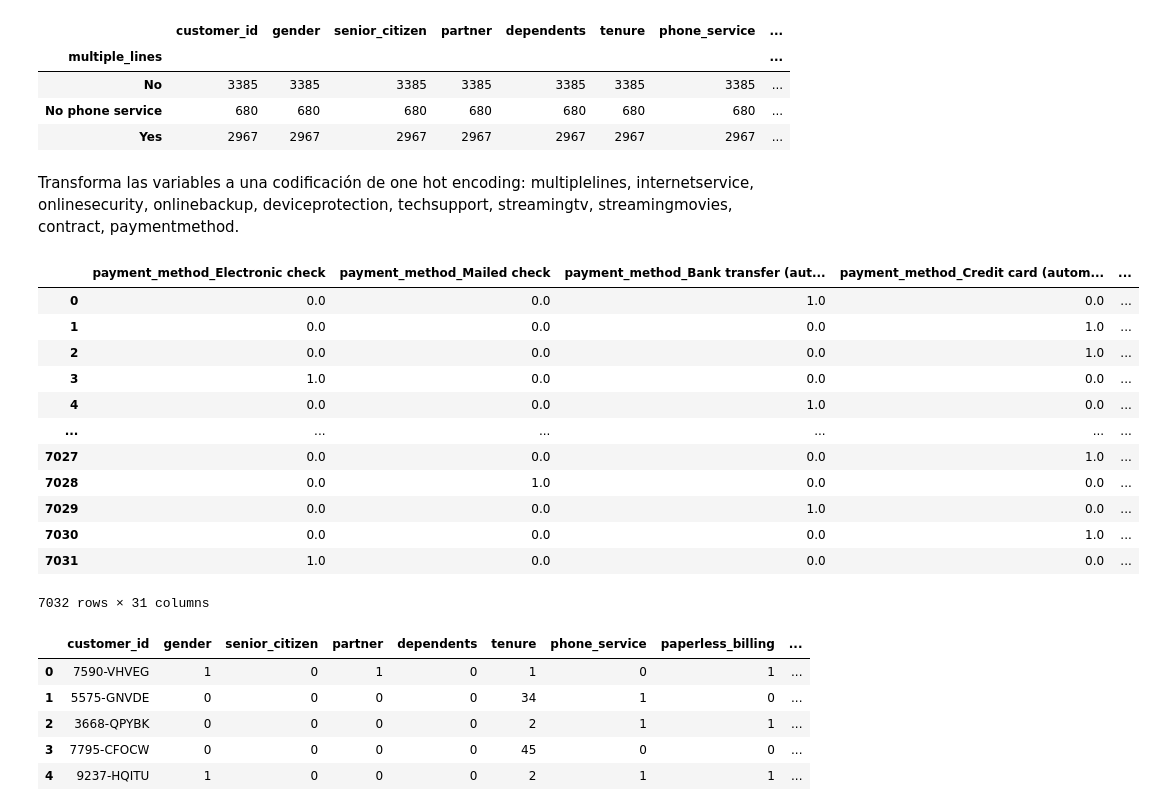
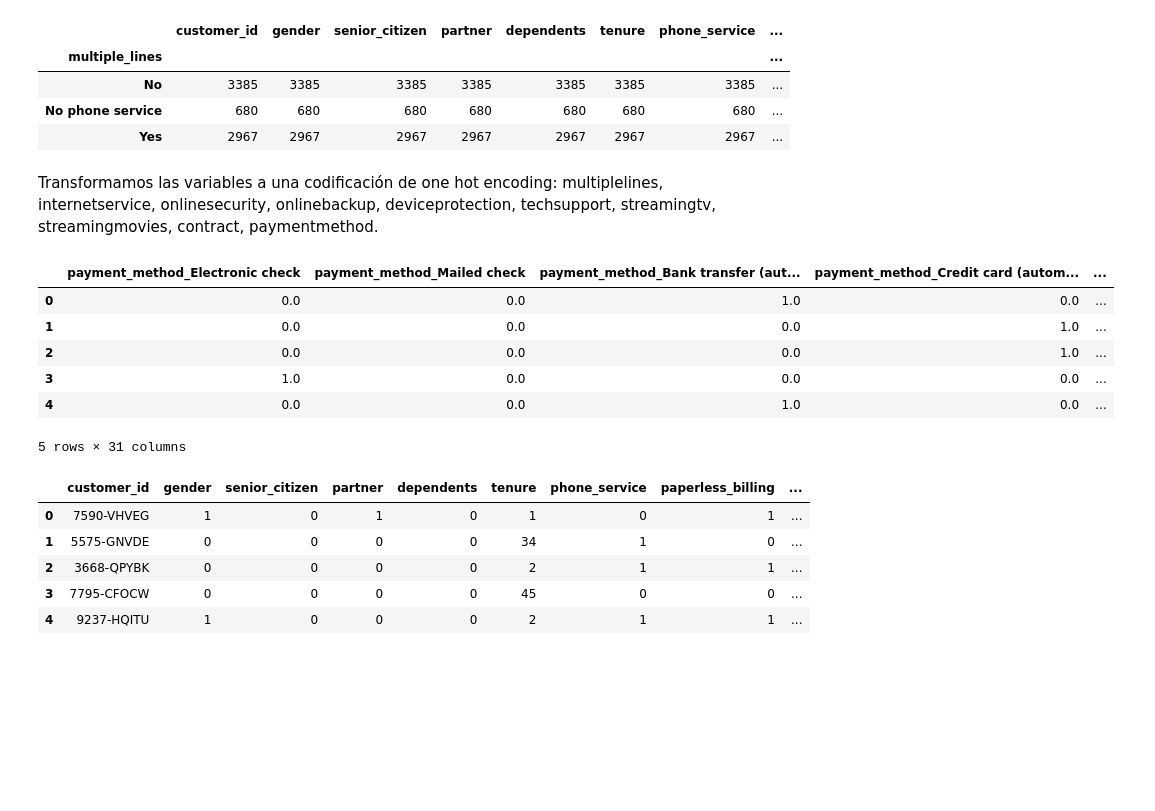
Before and after one commit to lorena10/LALA, a Jupyter notebook: proyecto_1_md.ipynb, the cells around one changed output. Saved outputs shown, nothing was run; the diff lists cells and outputs as text; code cells hidden in the pictures; blank space fills up the shorter version.

```diff
--- a/proyecto_1_md.ipynb
+++ b/proyecto_1_md.ipynb
@@ -364,7 +253,7 @@ empresa.groupby(['multiple_lines']).count()
 | No phone service | 680 | 680 | 680 | 680 | 680 | 680 | 680 | ... |
 | Yes | 2967 | 2967 | 2967 | 2967 | 2967 | 2967 | 2967 | ... |
 # %% [markdown]
-Transforma las variables a una codificación de one hot encoding: multiplelines, internetservice, onlinesecurity, onlinebackup, deviceprotection, techsupport, streamingtv, streamingmovies, contract, paymentmethod.
+Transformamos las variables a una codificación de one hot encoding: multiplelines, internetservice, onlinesecurity, onlinebackup, deviceprotection, techsupport, streamingtv, streamingmovies, contract, paymentmethod.
 # %%
 from sklearn.preprocessing import OneHotEncoder
 # %%
@@ -380,21 +269,15 @@ for i in range(len(ohe_var)):
     df_ohe = pd.DataFrame(list(ohe_.toarray()), columns = columna + "_" + empresa[columna].unique())
     ohe_df = pd.merge(df_ohe, ohe_df, how="left", left_index = True, right_index = True)
 # %%
-ohe_df
+ohe_df.head()
 # %% [output]
 |  | payment_method_Electronic check | payment_method_Mailed check | payment_method_Bank transfer (aut... | payment_method_Credit card (autom... | ... |
 | 0 | 0.0 | 0.0 | 1.0 | 0.0 | ... |
 | 1 | 0.0 | 0.0 | 0.0 | 1.0 | ... |
 | 2 | 0.0 | 0.0 | 0.0 | 1.0 | ... |
 | 3 | 1.0 | 0.0 | 0.0 | 0.0 | ... |
 | 4 | 0.0 | 0.0 | 1.0 | 0.0 | ... |
-| ... | ... | ... | ... | ... | ... |
-| 7027 | 0.0 | 0.0 | 0.0 | 1.0 | ... |
-| 7028 | 0.0 | 1.0 | 0.0 | 0.0 | ... |
-| 7029 | 0.0 | 0.0 | 1.0 | 0.0 | ... |
-| 7030 | 0.0 | 0.0 | 0.0 | 1.0 | ... |
-| 7031 | 1.0 | 0.0 | 0.0 | 0.0 | ... |
-7032 rows × 31 columns
+5 rows × 31 columns
 # %%
 empresa = empresa.drop(ohe_var, axis = 1)
 # %%
```
Also changed, not shown: parts of 60 cells of this notebook.
